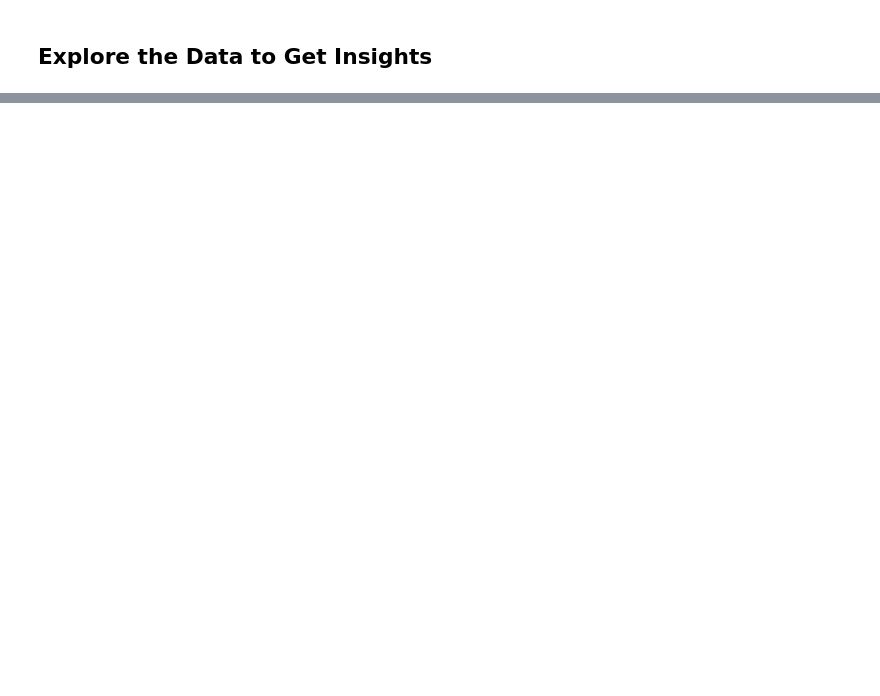
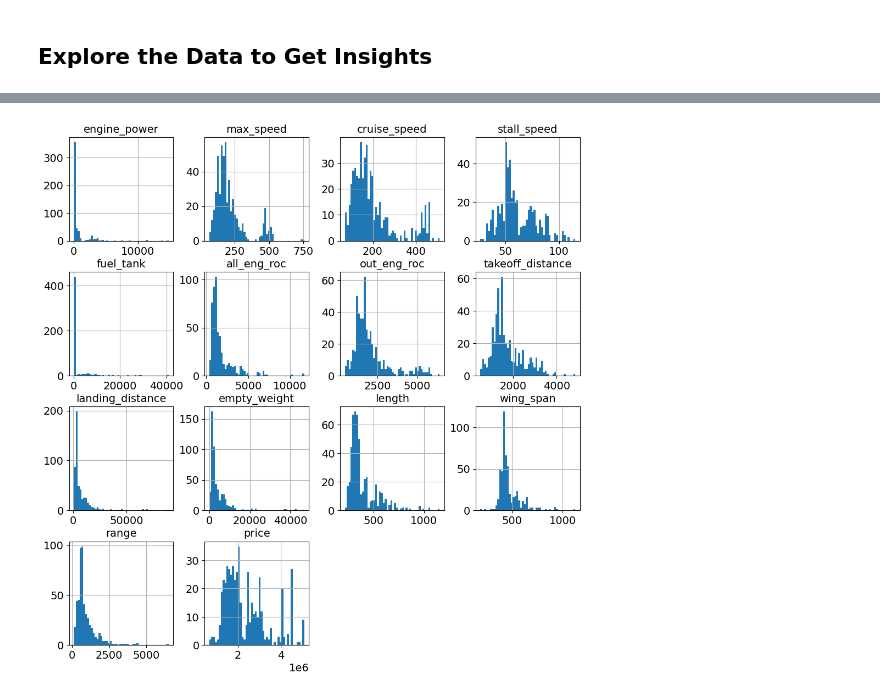
Before and after one commit to istrate-mihai/Aircraft-Price-Analysis-Prediction-Dataset, a Jupyter notebook: aircraft-price-analysis-prediction-dataset.ipynb, the cells around one changed output, grey strips where cells are left out. Cells and saved outputs as stored; diff of their text form; code cells hidden in the pictures; blank space fills up the shorter version.

```diff
--- a/aircraft-price-analysis-prediction-dataset.ipynb
+++ b/aircraft-price-analysis-prediction-dataset.ipynb
@@ -87,14 +138,16 @@ explore_df['price'] = y_train_full
 # %%
 ## Visualize Numerical Features
 
 plt.rc('font', size = 14)
 plt.rc('axes', labelsize = 14, titlesize = 14)
 plt.rc('legend', fontsize = 14)
 plt.rc('xtick', labelsize = 14)
 plt.rc('ytick', labelsize = 14)
 
-explore_df.hist(bins = 50, figsize = (12, 12))
+aircraft.hist(bins = 50, figsize = (12, 12))
 plt.show()
+# %% [output]
+[figure, added]
 # %%
 ## Visualize Categorical Feature
 
```
Also changed, not shown: parts of 27 cells of this notebook.
